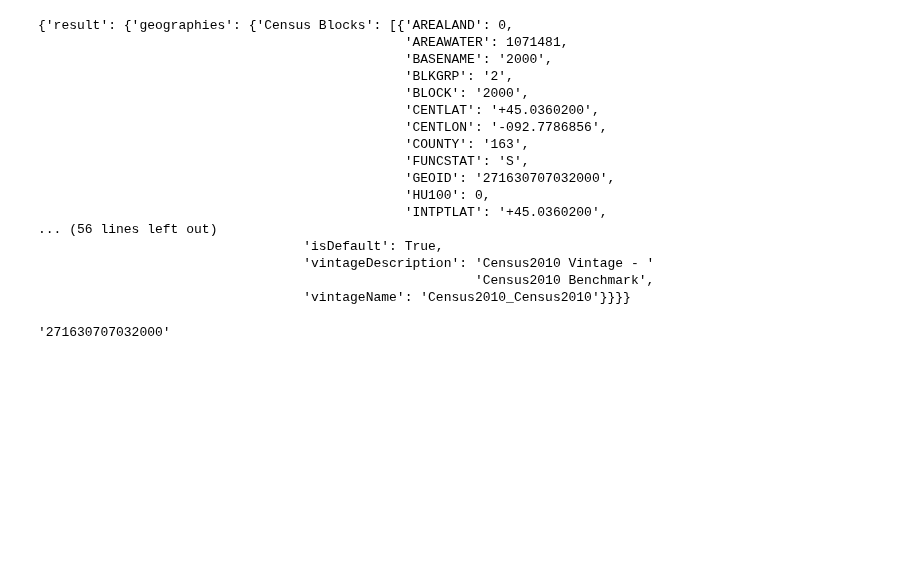
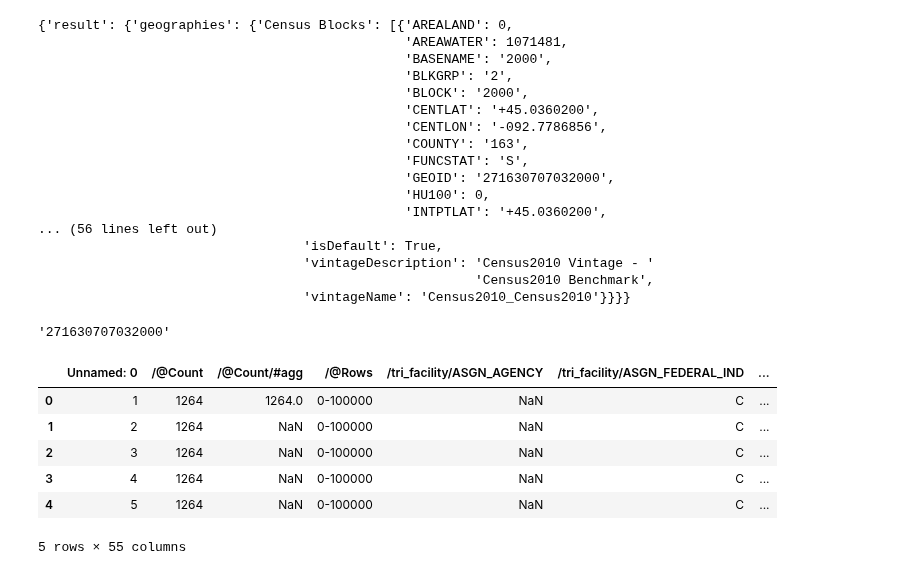
Before and after one commit to alvern/Group_Project_Grad_Rates, a Jupyter notebook: andy_notebook.ipynb, the cells around one changed output. Saved outputs shown, nothing was run; the diff lists cells and outputs as text; code cells hidden in the pictures; blank space fills up the shorter version.

```diff
--- a/andy_notebook.ipynb
+++ b/andy_notebook.ipynb
@@ -93,6 +93,8 @@ lat = 45.034722
 lng = 92.775278
 #
 url = f"https://geocoding.geo.census.gov/geocoder/geographies/coordinates?x=-{lng}&y={lat}&benchmark=9&vintage=910&format=json"
+#
+file = 'Resources/TRI_MN.csv'
 # %%
 print(url)
 # %% [output]
@@ -122,3 +124,20 @@ pprint(response)
 pprint(response['result']['geographies']['Census Blocks'][0]['GEOID'])
 # %% [output]
 '271630707032000'
+# %%
+tri_df = pd.read_csv(file)
+tri_df.columns
+tri_lat = []
+tri_lng = []
+tri_lat = tri_df['/tri_facility/PREF_LATITUDE']
+tri_lng = tri_df['/tri_facility/PREF_LONGITUDE']
+# %%
+tri_df.head()
+# %% [output]
+|  | Unnamed: 0 | /@Count | /@Count/#agg | /@Rows | /tri_facility/ASGN_AGENCY | /tri_facility/ASGN_FEDERAL_IND | ... |
+| 0 | 1 | 1264 | 1264.0 | 0-100000 | NaN | C | ... |
+| 1 | 2 | 1264 | NaN | 0-100000 | NaN | C | ... |
+| 2 | 3 | 1264 | NaN | 0-100000 | NaN | C | ... |
+| 3 | 4 | 1264 | NaN | 0-100000 | NaN | C | ... |
+| 4 | 5 | 1264 | NaN | 0-100000 | NaN | C | ... |
+5 rows × 55 columns
```
Also changed, not shown: parts of 2 cells of this notebook.
